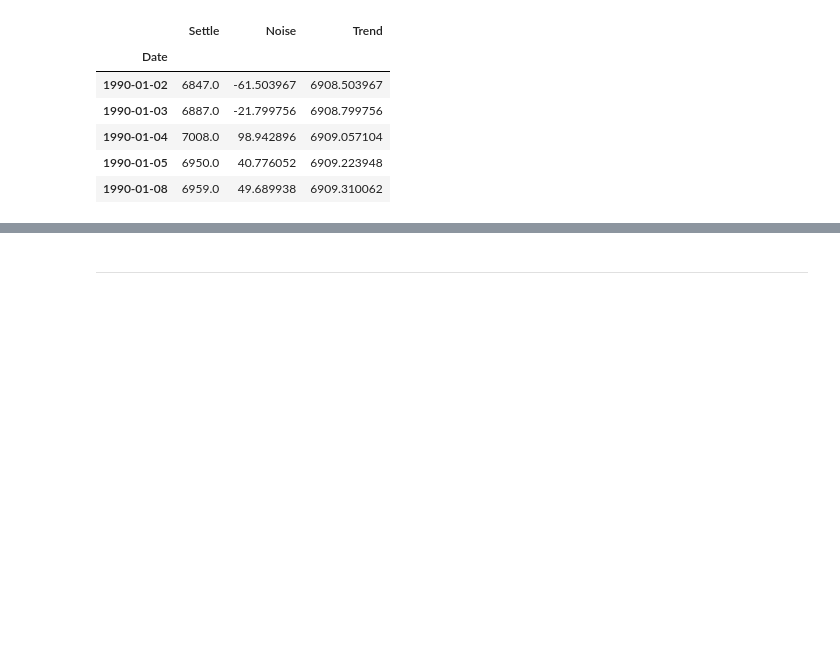
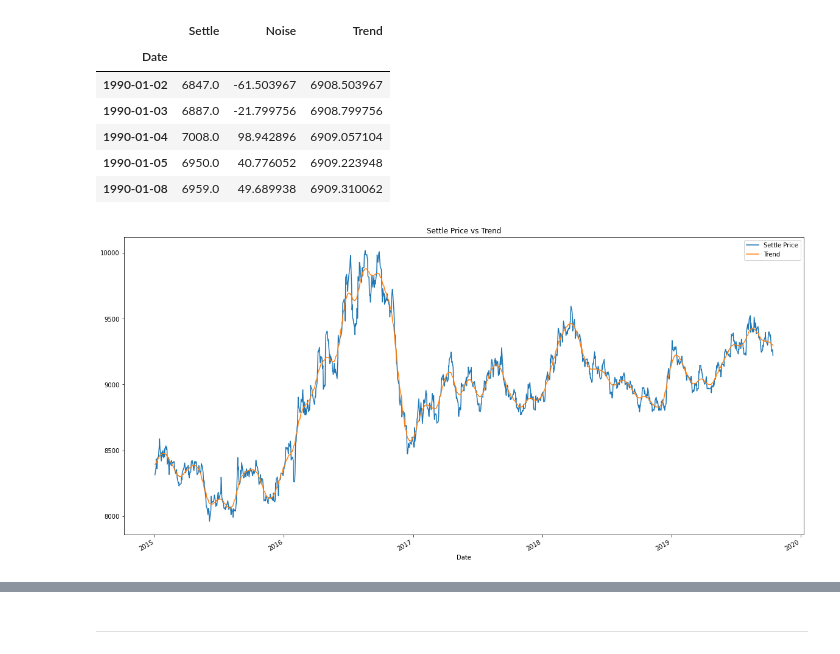
Before and after one commit to laufrankb/Time-Series-Analysis, a Jupyter notebook: Starter_Code/time_series_analysis.ipynb, the cells around one changed output, grey strips where cells are left out. Cells and saved outputs as stored; diff of their text form; code cells hidden in the pictures; blank space fills up the shorter version.

```diff
--- a/Starter_Code/time_series_analysis.ipynb
+++ b/Starter_Code/time_series_analysis.ipynb
@@ -78,0 +74,8 @@ df_settle.head()
+# %%
+# Plot the Settle Price vs. the Trend for 2015 to the present
+df_settle["Settle"].loc["2015-01-01":].plot(label="Settle Price", figsize=(20,10), title="Settle Price vs Trend")
+df_settle["Trend"].loc["2015-01-01":].plot(label="Trend")
+plt.legend()
+plt.show()
+# %% [output]
+[figure, added]
```
Also changed, not shown: parts of 23 cells of this notebook.
